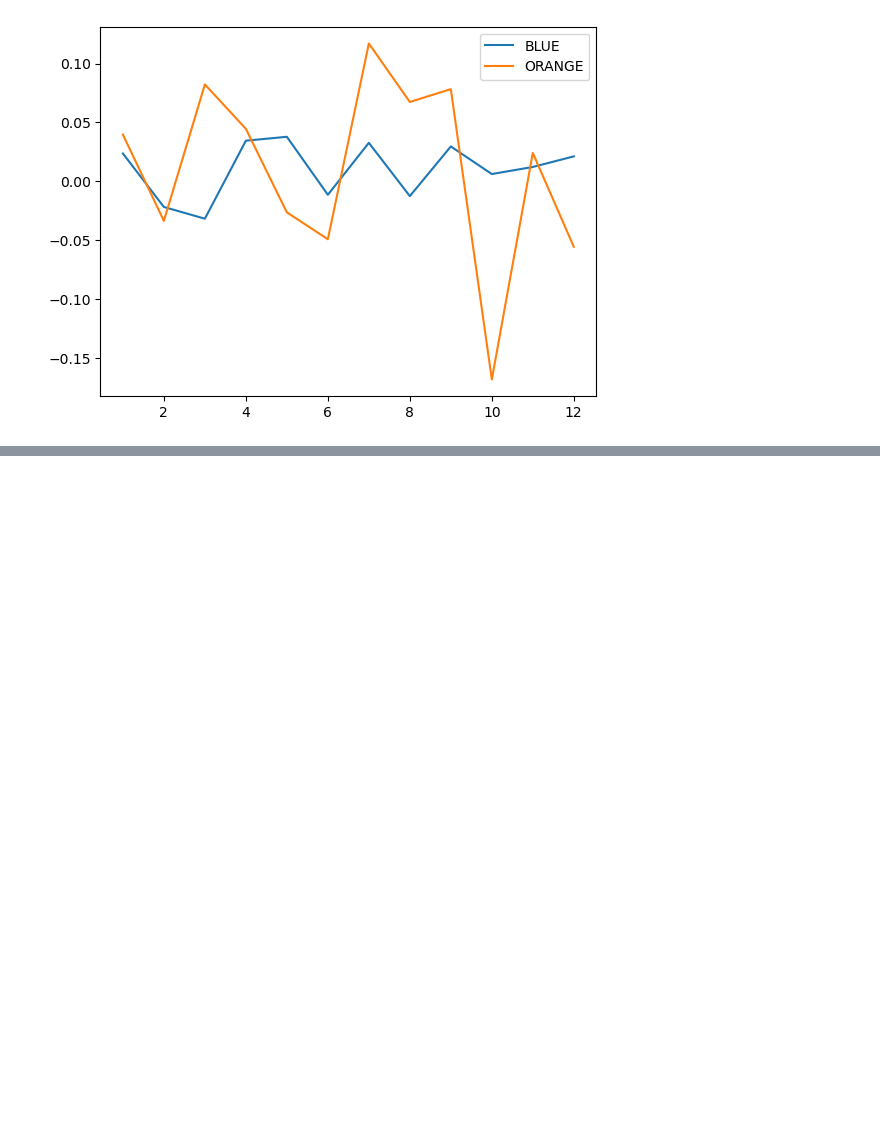
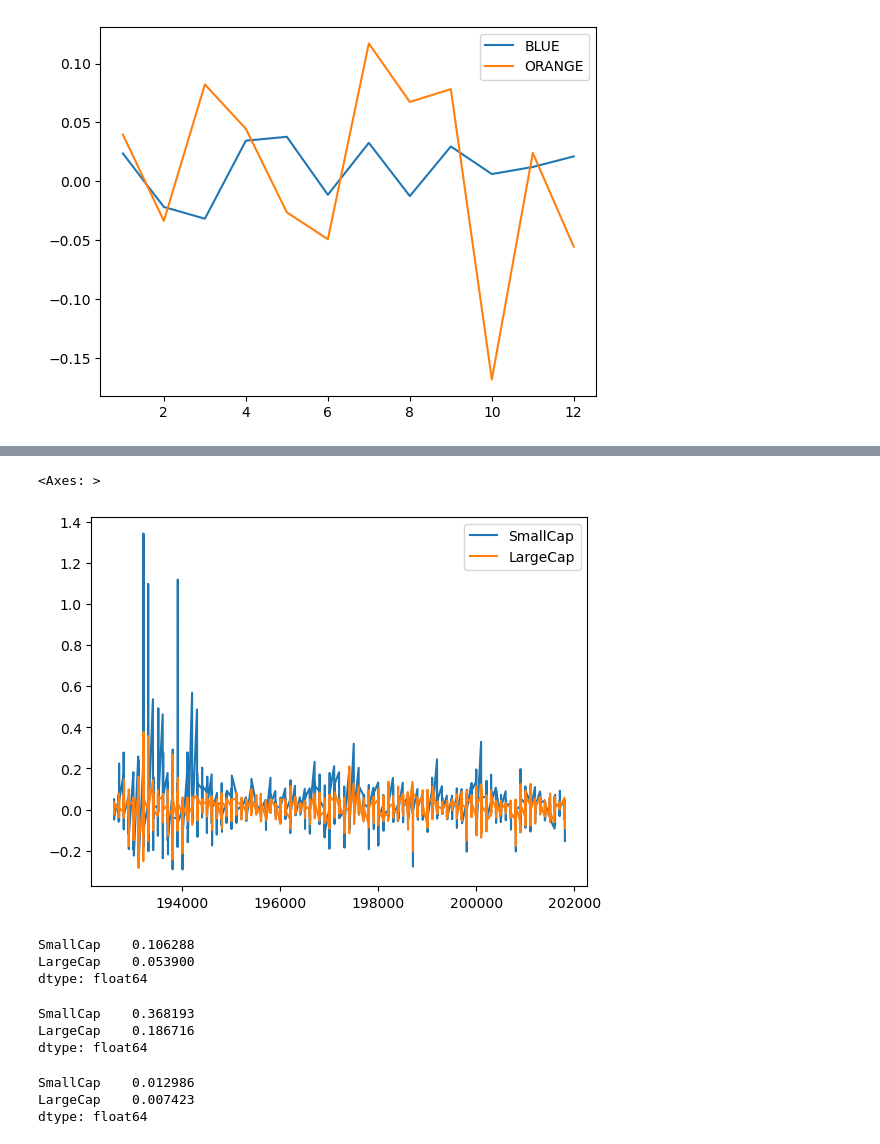
Before and after one commit to TheSmallRaccoon/PortAnalytics---Notes, a Jupyter notebook: letsGo.ipynb, the cells around one changed output, grey strips where cells are left out. Drawn from its saved outputs; the diff is of its cells as text; code cells hidden in the pictures; blank space fills up the shorter version.

```diff
--- a/letsGo.ipynb
+++ b/letsGo.ipynb
@@ -173,0 +283,4 @@ returns.plot()
+# %%
+#now we will use some real data instead of the sample
+returns=pd.read_csv("data/Portfolios_Formed_on_ME_monthly_EW.csv",
+                   header=0,index_col=0, na_values=-99.99)
@@ -173,0 +303,5 @@ returns.plot()
+# %%
+#if i want to see some specific elements of the table i can apply the following procedure
+columns=['Lo 10', 'Hi 10']
+returns=returns[columns]
+returns.head()
@@ -173,0 +315,3 @@ returns.plot()
+# %%
+returns=returns/100
+returns.head()
@@ -173,0 +325,3 @@ returns.plot()
+# %%
+returns.columns=['SmallCap', "LargeCap"]
+returns.head()
@@ -173,0 +335,5 @@ returns.plot()
+# %%
+returns.plot.line()
+# %% [output]
+<Axes: >
+[figure, added]
@@ -173,0 +344,21 @@ returns.plot()
+# %%
+returns.std()
+# %% [output]
+SmallCap    0.106288
+LargeCap    0.053900
+dtype: float64
+# %%
+annualized_vol=returns.std()*np.sqrt(12)
+annualized_vol
+# %% [output]
+SmallCap    0.368193
+LargeCap    0.186716
+dtype: float64
+# %%
+n_months=returns.shape[0] #with .shape we have the 1110 rwos that we can see at the bottom of a table
+return_per_month=(returns+1).prod()**(1/n_months)-1 #with .prod we calculate the product(το πλήθος) from an arayys elements
+return_per_month
+# %% [output]
+SmallCap    0.012986
+LargeCap    0.007423
+dtype: float64
```
Also changed, not shown: parts of 43 cells of this notebook.
